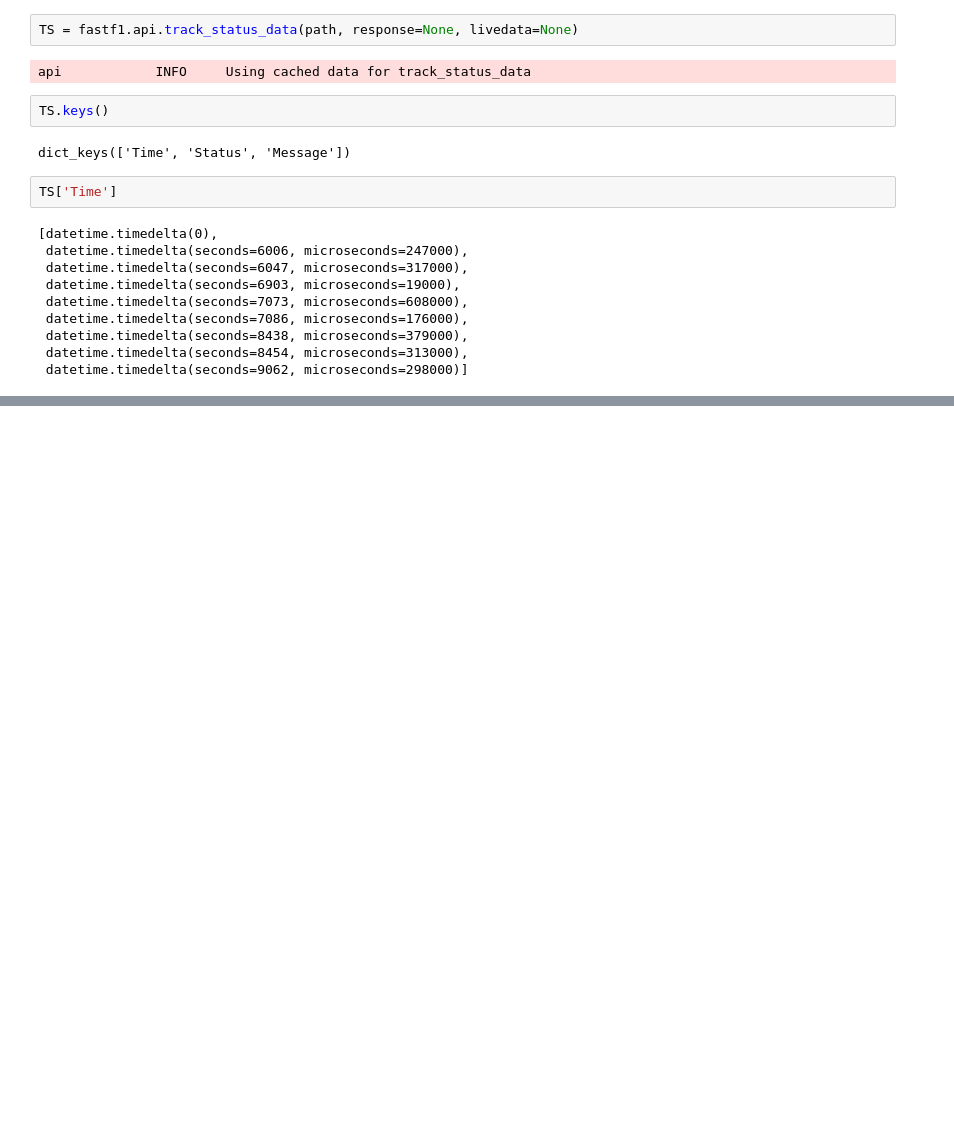
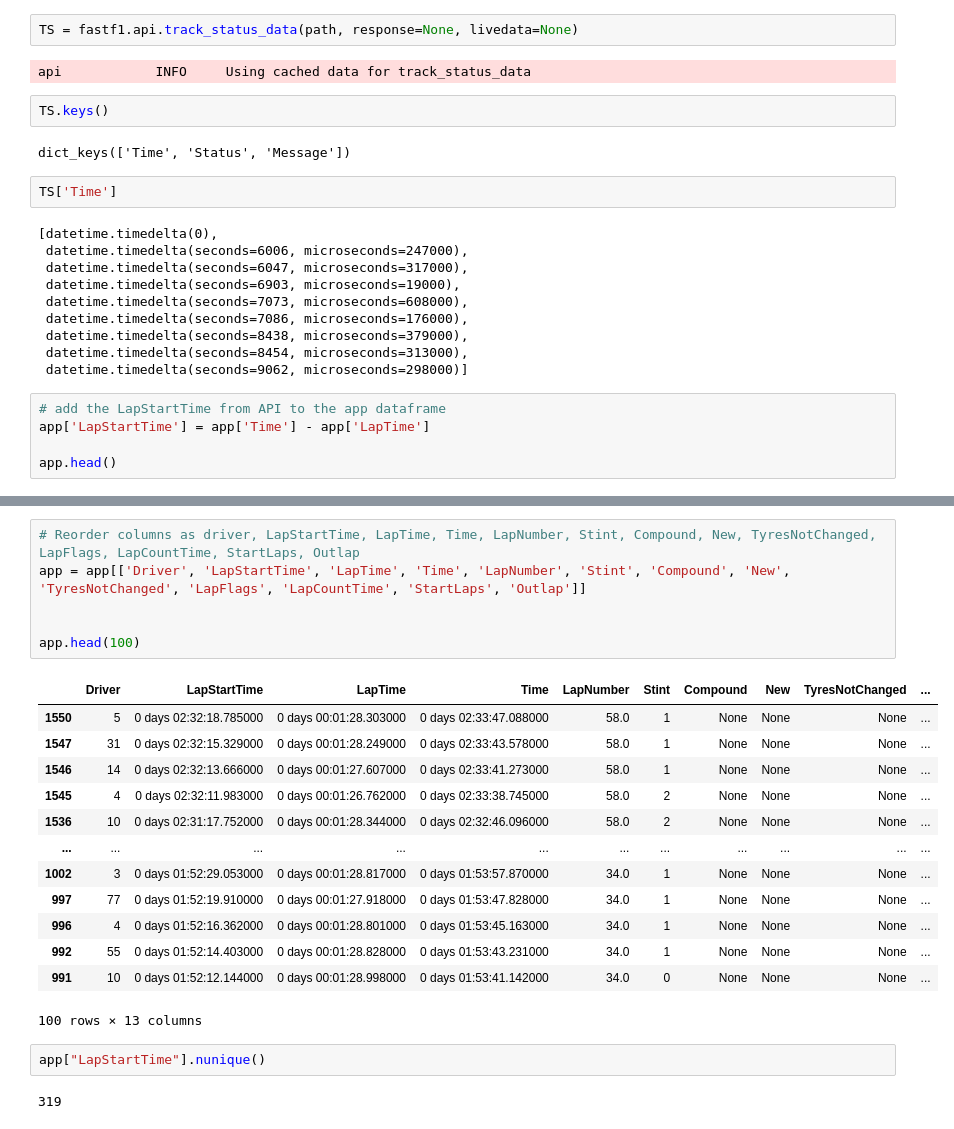
Before and after one commit to JamesonThornton/UCB_DataBootcamp_Final_Project, a Jupyter notebook: Analysis/FastF1_API.ipynb, the cells around one changed output, grey strips where cells are left out. Saved outputs shown, nothing was run; the diff lists cells and outputs as text; blank space fills up the shorter version.

Commit message:
Updated APP DF with LapStartTime column

```diff
--- a/Analysis/FastF1_API.ipynb
+++ b/Analysis/FastF1_API.ipynb
@@ -174,3 +174,8 @@ TS['Time']
  datetime.timedelta(seconds=8438, microseconds=379000),
  datetime.timedelta(seconds=8454, microseconds=313000),
  datetime.timedelta(seconds=9062, microseconds=298000)]
+# %%
+# add the LapStartTime from API to the app dataframe
+app['LapStartTime'] = app['Time'] - app['LapTime']
+
+app.head()
@@ -176,0 +189,24 @@ TS['Time']
+# %%
+# Reorder columns as driver, LapStartTime, LapTime, Time, LapNumber, Stint, Compound, New, TyresNotChanged, LapFlags, LapCountTime, StartLaps, Outlap
+app = app[['Driver', 'LapStartTime', 'LapTime', 'Time', 'LapNumber', 'Stint', 'Compound', 'New', 'TyresNotChanged', 'LapFlags', 'LapCountTime', 'StartLaps', 'Outlap']]
+
+
+app.head(100)
+# %% [output]
+|  | Driver | LapStartTime | LapTime | Time | LapNumber | Stint | Compound | New | TyresNotChanged | ... |
+| 1550 | 5 | 0 days 02:32:18.785000 | 0 days 00:01:28.303000 | 0 days 02:33:47.088000 | 58.0 | 1 | None | None | None | ... |
+| 1547 | 31 | 0 days 02:32:15.329000 | 0 days 00:01:28.249000 | 0 days 02:33:43.578000 | 58.0 | 1 | None | None | None | ... |
+| 1546 | 14 | 0 days 02:32:13.666000 | 0 days 00:01:27.607000 | 0 days 02:33:41.273000 | 58.0 | 1 | None | None | None | ... |
+| 1545 | 4 | 0 days 02:32:11.983000 | 0 days 00:01:26.762000 | 0 days 02:33:38.745000 | 58.0 | 2 | None | None | None | ... |
+| 1536 | 10 | 0 days 02:31:17.752000 | 0 days 00:01:28.344000 | 0 days 02:32:46.096000 | 58.0 | 2 | None | None | None | ... |
+| ... | ... | ... | ... | ... | ... | ... | ... | ... | ... | ... |
+| 1002 | 3 | 0 days 01:52:29.053000 | 0 days 00:01:28.817000 | 0 days 01:53:57.870000 | 34.0 | 1 | None | None | None | ... |
+| 997 | 77 | 0 days 01:52:19.910000 | 0 days 00:01:27.918000 | 0 days 01:53:47.828000 | 34.0 | 1 | None | None | None | ... |
+| 996 | 4 | 0 days 01:52:16.362000 | 0 days 00:01:28.801000 | 0 days 01:53:45.163000 | 34.0 | 1 | None | None | None | ... |
+| 992 | 55 | 0 days 01:52:14.403000 | 0 days 00:01:28.828000 | 0 days 01:53:43.231000 | 34.0 | 1 | None | None | None | ... |
+| 991 | 10 | 0 days 01:52:12.144000 | 0 days 00:01:28.998000 | 0 days 01:53:41.142000 | 34.0 | 0 | None | None | None | ... |
+100 rows × 13 columns
+# %%
+app["LapStartTime"].nunique()
+# %% [output]
+319
```
Also changed, not shown: parts of 2 cells of this notebook.
